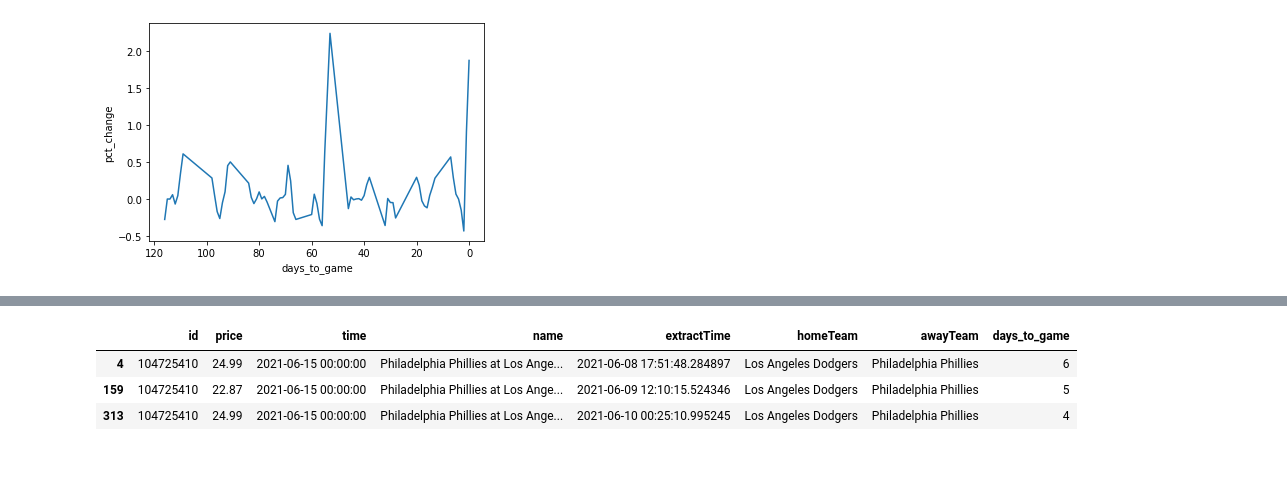
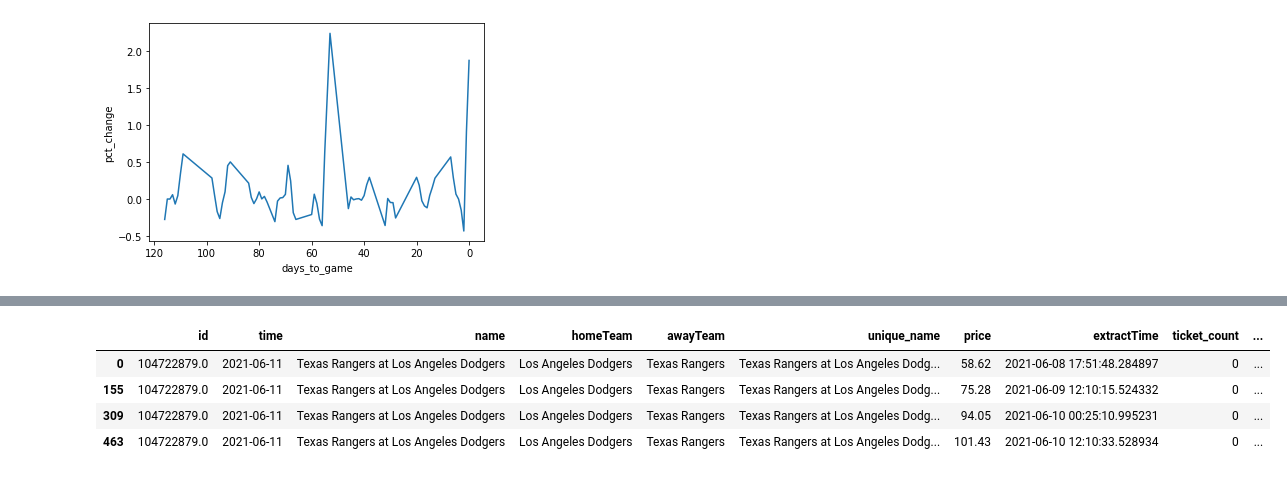
Before and after one commit to benbrill/Stubhub, a Jupyter notebook: notebooks/viz.ipynb, the cells around one changed output, grey strips where cells are left out. Cells and saved outputs as stored; diff of their text form; code cells hidden in the pictures.

```diff
--- a/notebooks/viz.ipynb
+++ b/notebooks/viz.ipynb
@@ -25,0 +7,13 @@ df
+# %%
+with sqlite3.connect("../tickets.db") as conn:
+    cmd = \
+        """
+        SELECT g.*, e.price, e.extractTime, e.ticket_count FROM extraction e
+        LEFT JOIN games g on e.id = g.id
+        """
+    df = pd.read_sql_query(cmd, conn)
+df['time'], df['extractTime'] = pd.to_datetime(df['time']), pd.to_datetime(df['extractTime'])
+df['days_to_game'] = (df['time'] - df['extractTime'])
+df['days_to_game'] = df['days_to_game'].apply(lambda X: X.days)
+df = df.dropna()
+df
@@ -31,2 +39,8 @@ sns.barplot(x="days_to_game", y="price", data=df)
+# %%
+def diff_from_max(x):
+    initial = x.to_numpy()[0]
+    return (initial - x)/x
+# %%
+df["diff_initial"] = df.groupby("unique_name")["price"].transform(diff_from_max)
 # %%
 dodgers = df[df['homeTeam'] == 'Los Angeles Dodgers']
@@ -70,3 +46,0 @@ array([-1.01028807, -0.03994294,  0.21125176, -0.42256903,  0.3639603 ,
-# %%
-dodgers["pct_change"] = dodgers["price"].pct_change()
-dodgers
@@ -127,7 +73,8 @@ dodgers.pivot_table(index = "unique_name", columns = "days_to_game", values = "p
 # %%
-dodgers[dodgers['id'] == 104725410]
+dodgers[dodgers["id"] == 104722879.0]
 # %% [output]
-|  | id | price | time | name | extractTime | homeTeam | awayTeam | days_to_game |
-| 4 | 104725410 | 24.99 | 2021-06-15 00:00:00 | Philadelphia Phillies at Los Ange... | 2021-06-08 17:51:48.284897 | Los Angeles Dodgers | Philadelphia Phillies | 6 |
-| 159 | 104725410 | 22.87 | 2021-06-15 00:00:00 | Philadelphia Phillies at Los Ange... | 2021-06-09 12:10:15.524346 | Los Angeles Dodgers | Philadelphia Phillies | 5 |
-| 313 | 104725410 | 24.99 | 2021-06-15 00:00:00 | Philadelphia Phillies at Los Ange... | 2021-06-10 00:25:10.995245 | Los Angeles Dodgers | Philadelphia Phillies | 4 |
+|  | id | time | name | homeTeam | awayTeam | unique_name | price | extractTime | ticket_count | ... |
+| 0 | 104722879.0 | 2021-06-11 | Texas Rangers at Los Angeles Dodgers | Los Angeles Dodgers | Texas Rangers | Texas Rangers at Los Angeles Dodg... | 58.62 | 2021-06-08 17:51:48.284897 | 0 | ... |
+| 155 | 104722879.0 | 2021-06-11 | Texas Rangers at Los Angeles Dodgers | Los Angeles Dodgers | Texas Rangers | Texas Rangers at Los Angeles Dodg... | 75.28 | 2021-06-09 12:10:15.524332 | 0 | ... |
+| 309 | 104722879.0 | 2021-06-11 | Texas Rangers at Los Angeles Dodgers | Los Angeles Dodgers | Texas Rangers | Texas Rangers at Los Angeles Dodg... | 94.05 | 2021-06-10 00:25:10.995231 | 0 | ... |
+| 463 | 104722879.0 | 2021-06-11 | Texas Rangers at Los Angeles Dodgers | Los Angeles Dodgers | Texas Rangers | Texas Rangers at Los Angeles Dodg... | 101.43 | 2021-06-10 12:10:33.528934 | 0 | ... |
```
Also changed, not shown: parts of 11 cells of this notebook, 3 other files.
